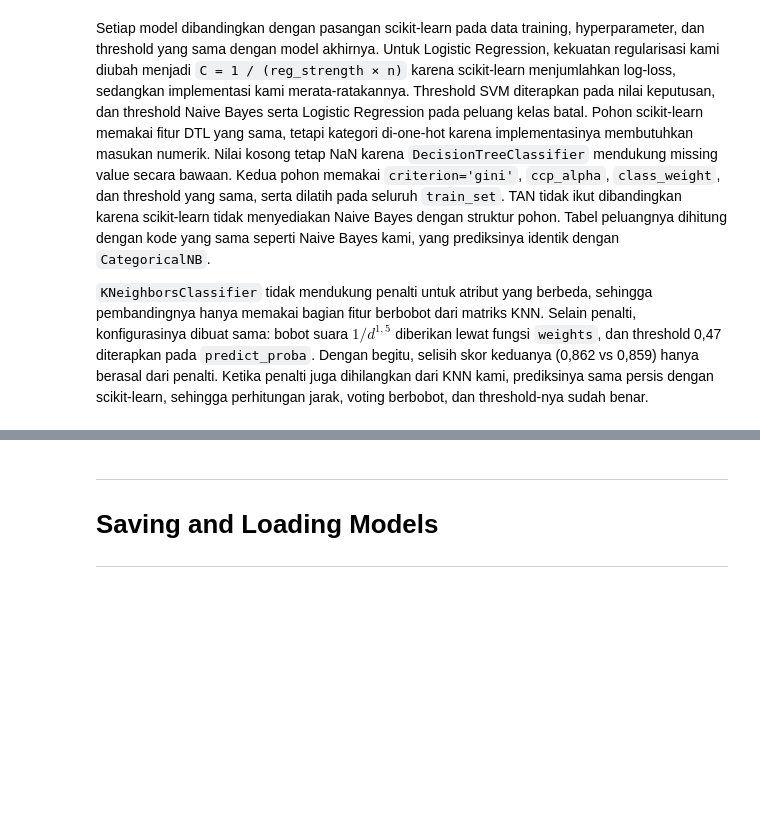
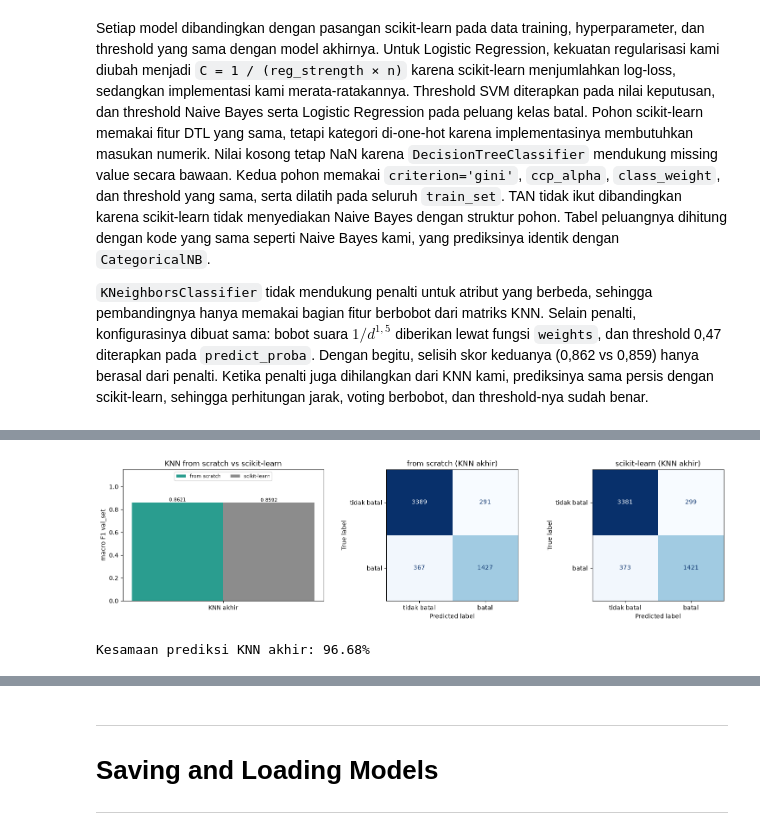
Before and after one commit to Alvacodee/IF3170_G13_brownbear, a Jupyter notebook: src/IF3170_G13_brownbear.ipynb, the cells around one changed output, grey strips where cells are left out. Cells and saved outputs as stored; diff of their text form; code cells hidden in the pictures; blank space fills up the shorter version.

Commit message:
feat(notebook): compare each model with scikit-learn in figures and rerun all cells

```diff
--- a/src/IF3170_G13_brownbear.ipynb
+++ b/src/IF3170_G13_brownbear.ipynb
@@ -1760,7 +1760,7 @@ sklearn_factories = {
     'Naive Bayes': lambda: CategoricalNB(alpha=1),
 }
 knn_columns = len(knn_prep.columns_)
-sklearn_results = []
+sklearn_results, sklearn_predictions = [], {}
 for name, factory in sklearn_factories.items():
     if name == 'KNN':
         X_fit, X_eval, y_fit = X_train_knn[:, :knn_columns], X_val_knn[:, :knn_columns], y_train.to_numpy()
@@ -1775,6 +1775,7 @@ for name, factory in sklearn_factories.items():
     model = factory().fit(X_fit, y_fit)
     fit_seconds = perf_counter() - start
     predicted = sklearn_predict(model, X_eval, threshold)
+    sklearn_predictions[name] = predicted
     sklearn_results.append({
         'model': name,
         'sklearn_macro_f1': f1_score(y_valid, predicted, average='macro'),
@@ -1811,0 +1817,33 @@ Setiap model dibandingkan dengan pasangan scikit-learn pada data training, hyper
+# %%
+SCRATCH_COLOR, SKLEARN_COLOR = '#2a9d8f', '#8c8c8c'
+
+
+def plot_vs_sklearn(title, names, labels, cm_name, file_name):
+    """Macro F1 from scratch vs scikit-learn per varian, lalu confusion matrix keduanya untuk `cm_name`."""
+    rows = comparison_df.set_index('model').loc[list(names)]
+    fig, axes = plt.subplots(1, 3, figsize=(15, 4), gridspec_kw={'width_ratios': [1.3, 1, 1]})
+    x, width = np.arange(len(names)), .38
+    for offset, column, label, color in [(-width / 2, 'macro_f1', 'from scratch', SCRATCH_COLOR),
+                                         (width / 2, 'sklearn_macro_f1', 'scikit-learn', SKLEARN_COLOR)]:
+        bars = axes[0].bar(x + offset, rows[column], width, label=label, color=color)
+        axes[0].bar_label(bars, fmt='%.4f', fontsize=8)
+    axes[0].set_xticks(x, labels)
+    axes[0].set_ylim(0, 1.15)  # mulai dari 0 agar selisih kecil tidak terlihat dibesar-besarkan
+    axes[0].set_ylabel('macro F1 val_set')
+    axes[0].set_title(f'{title} from scratch vs scikit-learn')
+    axes[0].legend(fontsize=8, loc='upper center', ncol=2)
+    cm_label = labels[list(names).index(cm_name)]
+    for ax, library, predicted in [(axes[1], 'from scratch', predictions[cm_name]),
+                                   (axes[2], 'scikit-learn', sklearn_predictions[cm_name])]:
+        ConfusionMatrixDisplay.from_predictions(y_valid, predicted, display_labels=['tidak batal', 'batal'],
+                                                cmap='Blues', colorbar=False, ax=ax)
+        ax.set_title(f'{library} ({cm_label})')
+    fig.tight_layout()
+    fig.savefig(CFG.OUTPUT_DIR / file_name, dpi=150, bbox_inches='tight')
+    plt.show()
+    print(f'Kesamaan prediksi {cm_label}: {rows.loc[cm_name, "agreement"]:.2%}')
+# %%
+plot_vs_sklearn('KNN', ['KNN'], ['KNN akhir'], 'KNN', 'knn_vs_sklearn.png')
+# %% [output]
+[figure, added]
+Kesamaan prediksi KNN akhir: 96.68%
```
Also changed, not shown: parts of 23 cells of this notebook, 11 other files.
